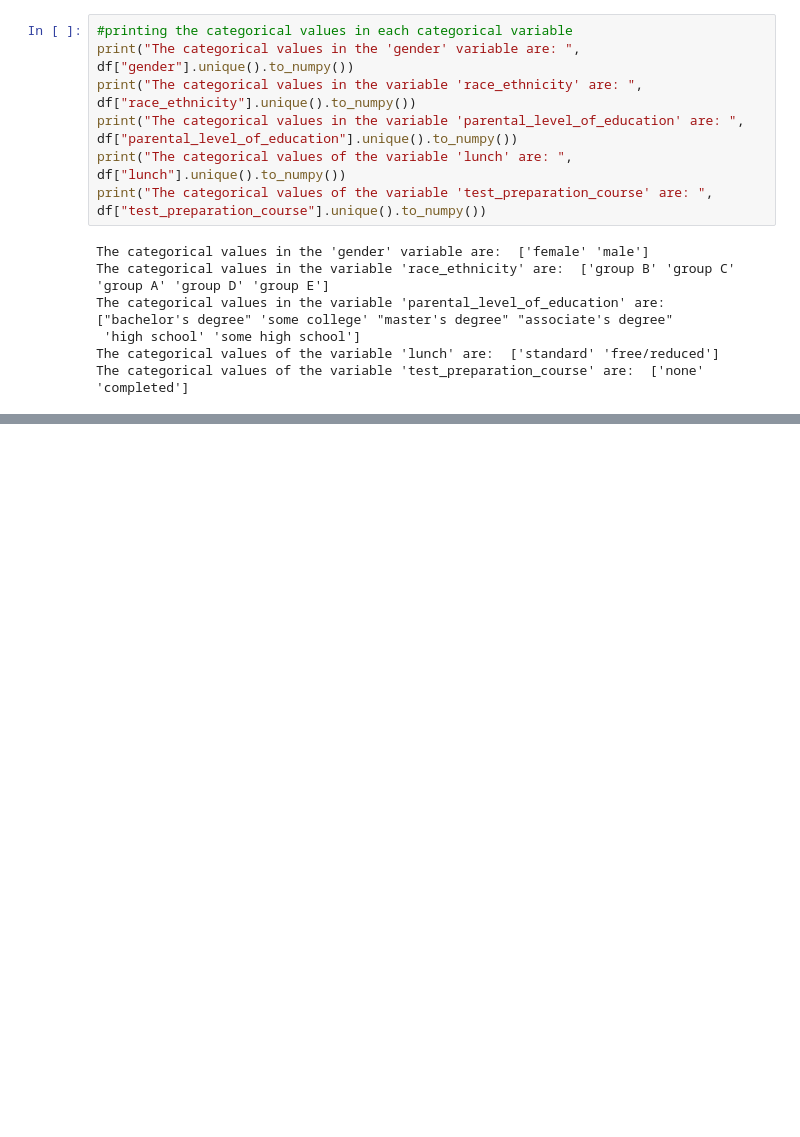
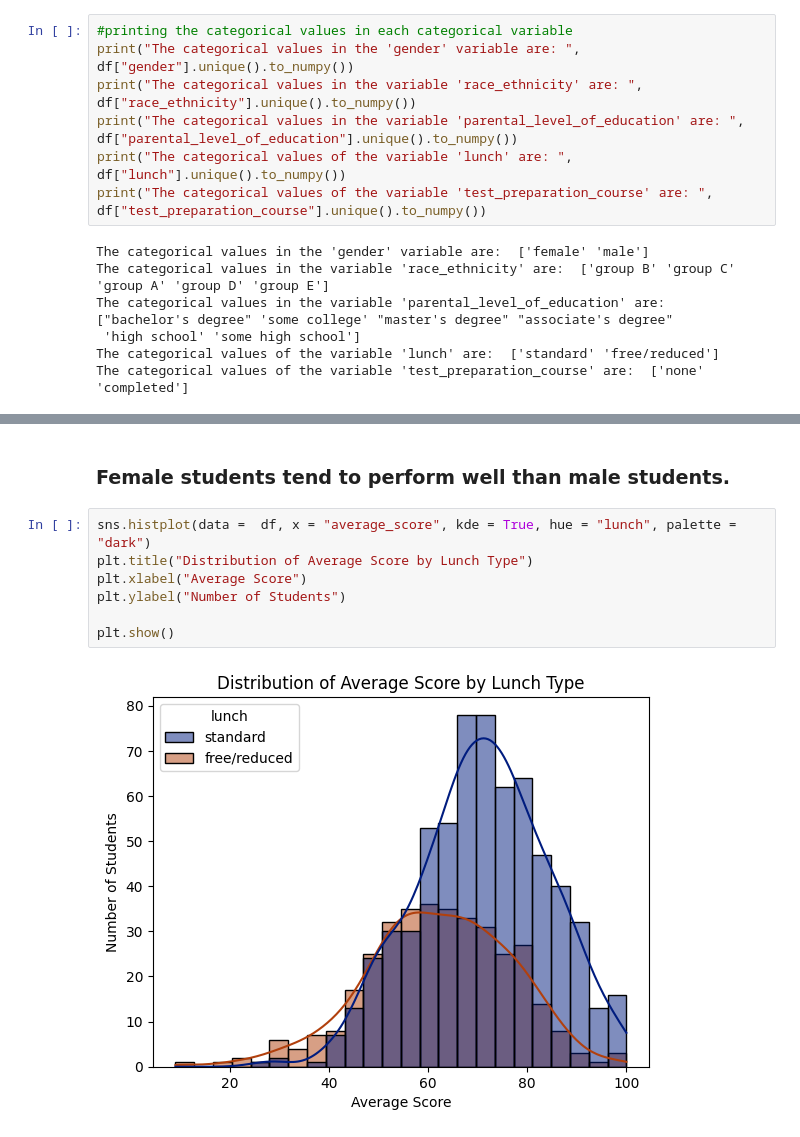
Before and after one commit to yomnaSalamaa/Student-Performance-Indicator, a Jupyter notebook: notebook/EDA_student_performance.ipynb, the cells around one changed output, grey strips where cells are left out. Drawn from its saved outputs; the diff is of its cells as text; blank space fills up the shorter version.

```diff
--- a/notebook/EDA_student_performance.ipynb
+++ b/notebook/EDA_student_performance.ipynb
@@ -140,0 +174,11 @@ df.head()
+# %% [markdown]
+### Female students tend to perform well than male students.
+# %%
+sns.histplot(data =  df, x = "average_score", kde = True, hue = "lunch", palette = "dark")
+plt.title("Distribution of Average Score by Lunch Type")
+plt.xlabel("Average Score")
+plt.ylabel("Number of Students")
+
+plt.show()
+# %% [output]
+[figure, added]
```
Also changed, not shown: parts of 14 cells of this notebook, 1 other file.
